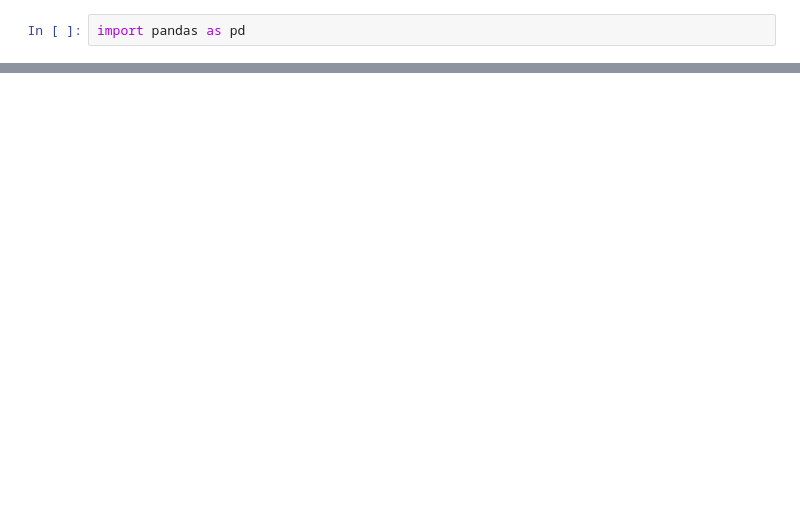
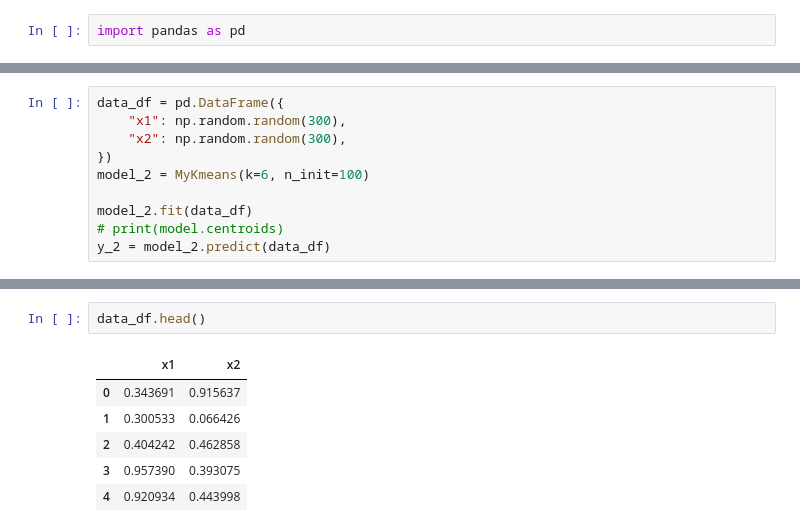
Before and after one commit to hadi-M/CS-Data-Science-Build-Week-1, a Jupyter notebook: kmeans.ipynb, the cells around one changed output, grey strips where cells are left out. Cells and saved outputs as stored; diff of their text form; blank space fills up the shorter version.

```diff
--- a/kmeans.ipynb
+++ b/kmeans.ipynb
@@ -51,0 +109,10 @@ dtype: object
+# %%
+data_df = pd.DataFrame({
+    "x1": np.random.random(300),
+    "x2": np.random.random(300),
+})
+model_2 = MyKmeans(k=6, n_init=100)
+
+model_2.fit(data_df)
+# print(model.centroids)
+y_2 = model_2.predict(data_df)
@@ -51,0 +137,9 @@ dtype: object
+# %%
+data_df.head()
+# %% [output]
+|  | x1 | x2 |
+| 0 | 0.343691 | 0.915637 |
+| 1 | 0.300533 | 0.066426 |
+| 2 | 0.404242 | 0.462858 |
+| 3 | 0.957390 | 0.393075 |
+| 4 | 0.920934 | 0.443998 |
```
Also changed, not shown: parts of 18 cells of this notebook, 3 other files.
